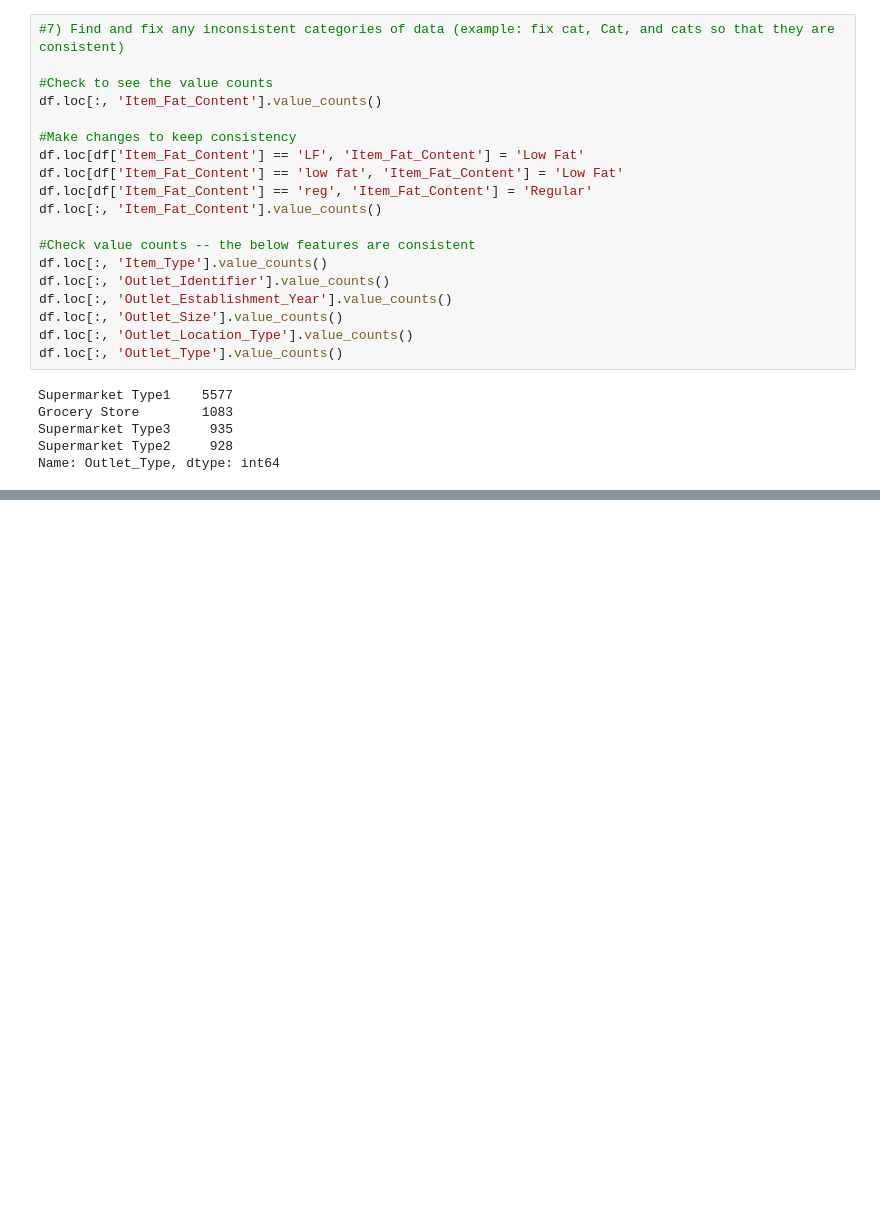
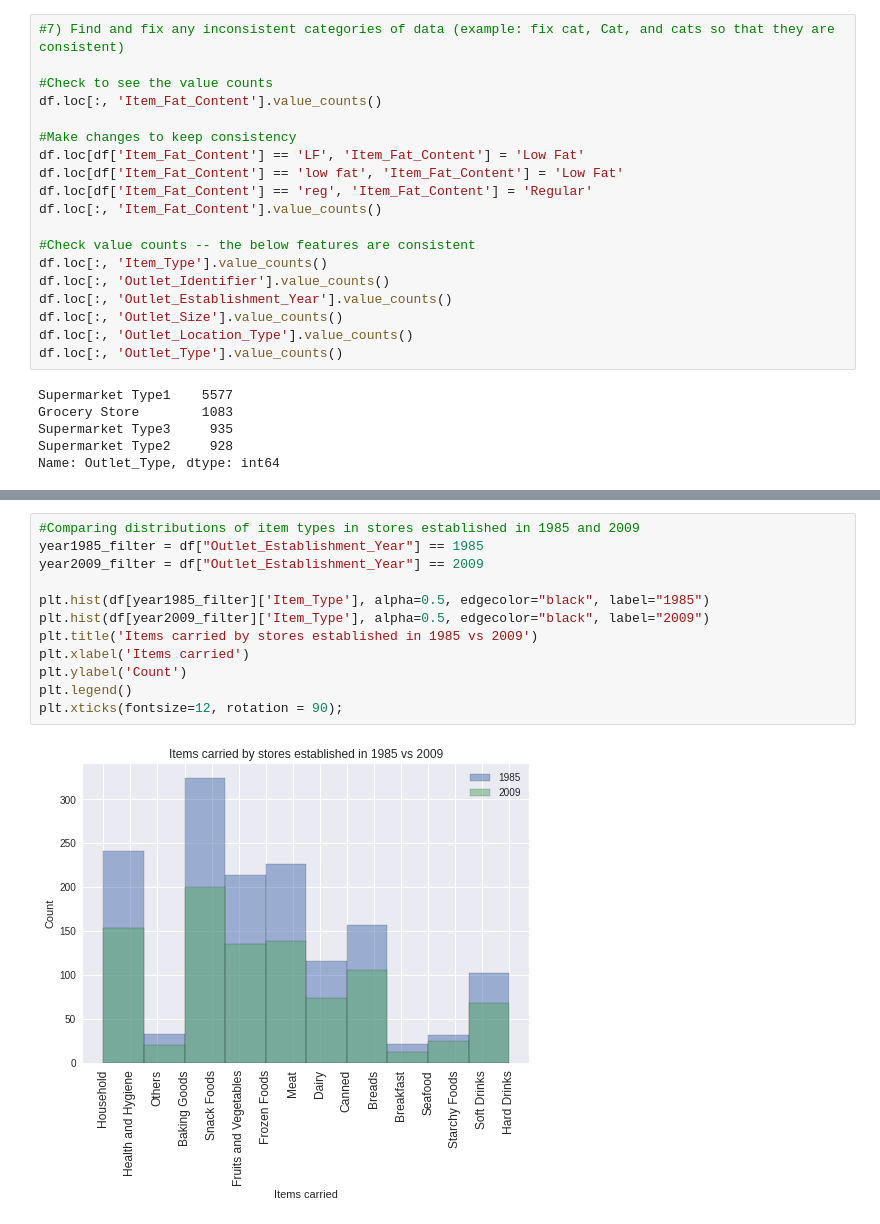
Before and after one commit to hachristina/food-sales-prediction, a Jupyter notebook: Food_Sales_Prediction_Project.ipynb, the cells around one changed output, grey strips where cells are left out. Drawn from its saved outputs; the diff is of its cells as text; blank space fills up the shorter version.

```diff
--- a/Food_Sales_Prediction_Project.ipynb
+++ b/Food_Sales_Prediction_Project.ipynb
@@ -232,0 +242,14 @@ df[["Item_Weight", "Item_Visibility", "Item_MRP", "Outlet_Establishment_Year", "
+# %%
+#Comparing distributions of item types in stores established in 1985 and 2009
+year1985_filter = df["Outlet_Establishment_Year"] == 1985
+year2009_filter = df["Outlet_Establishment_Year"] == 2009
+
+plt.hist(df[year1985_filter]['Item_Type'], alpha=0.5, edgecolor="black", label="1985")
+plt.hist(df[year2009_filter]['Item_Type'], alpha=0.5, edgecolor="black", label="2009")
+plt.title('Items carried by stores established in 1985 vs 2009')
+plt.xlabel('Items carried')
+plt.ylabel('Count')
+plt.legend()
+plt.xticks(fontsize=12, rotation = 90);
+# %% [output]
+[figure, added]
```
Also changed, not shown: parts of 9 cells of this notebook.
